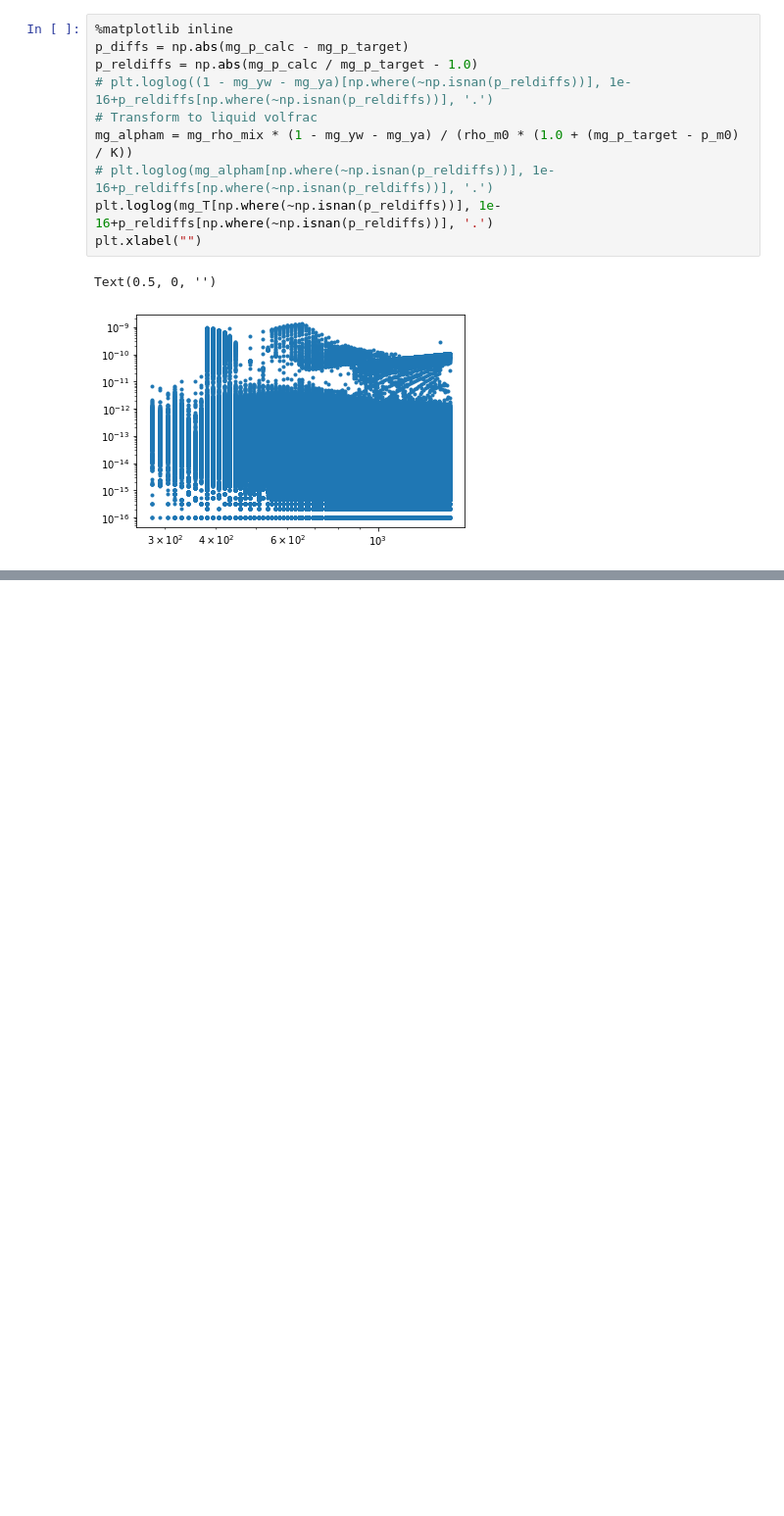
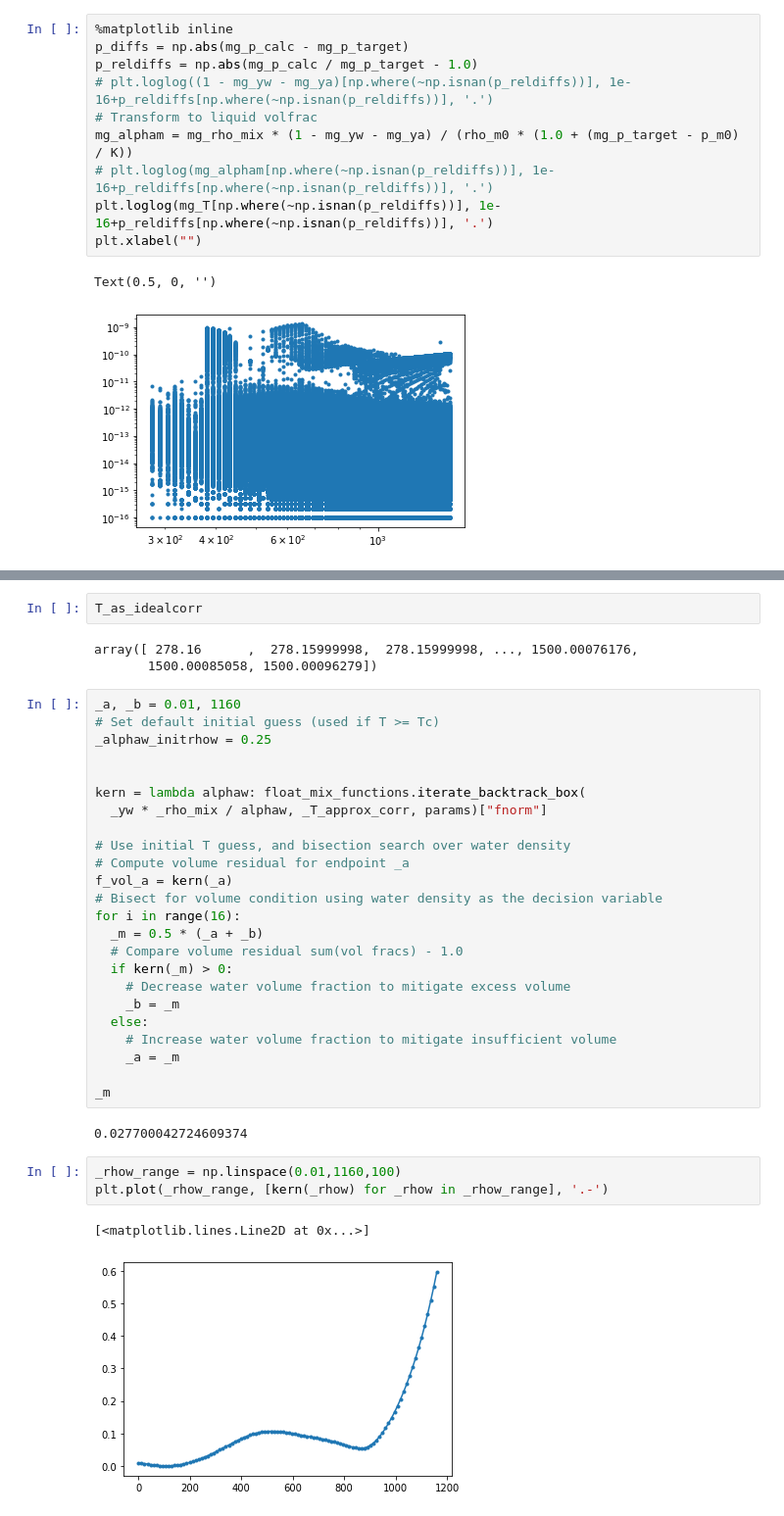
Before and after one commit to fredriclam/iapws95_light, a Jupyter notebook: WLMA_cython_tester.ipynb, the cells around one changed output, grey strips where cells are left out. Shown: that part at 98% size. Cells and saved outputs as stored; diff of their text form; blank space fills up the shorter version.

```diff
--- a/WLMA_cython_tester.ipynb
+++ b/WLMA_cython_tester.ipynb
@@ -340,0 +560,37 @@ Text(0.5, 0, '')
+# %%
+T_as_idealcorr
+# %% [output]
+array([ 278.16      ,  278.15999998,  278.15999998, ..., 1500.00076176,
+       1500.00085058, 1500.00096279])
+# %%
+_a, _b = 0.01, 1160
+# Set default initial guess (used if T >= Tc)
+_alphaw_initrhow = 0.25
+
+
+kern = lambda alphaw: float_mix_functions.iterate_backtrack_box(
+  _yw * _rho_mix / alphaw, _T_approx_corr, params)["fnorm"]
+
+# Use initial T guess, and bisection search over water density
+# Compute volume residual for endpoint _a
+f_vol_a = kern(_a)
+# Bisect for volume condition using water density as the decision variable
+for i in range(16):
+  _m = 0.5 * (_a + _b)
+  # Compare volume residual sum(vol fracs) - 1.0
+  if kern(_m) > 0:
+    # Decrease water volume fraction to mitigate excess volume
+    _b = _m
+  else:
+    # Increase water volume fraction to mitigate insufficient volume
+    _a = _m
+
+_m
+# %% [output]
+0.027700042724609374
+# %%
+_rhow_range = np.linspace(0.01,1160,100)
+plt.plot(_rhow_range, [kern(_rhow) for _rhow in _rhow_range], '.-')
+# %% [output]
+[<matplotlib.lines.Line2D at 0x...>]
+[figure, added]
```
Also changed, not shown: parts of 15 cells of this notebook, 2 other files.
